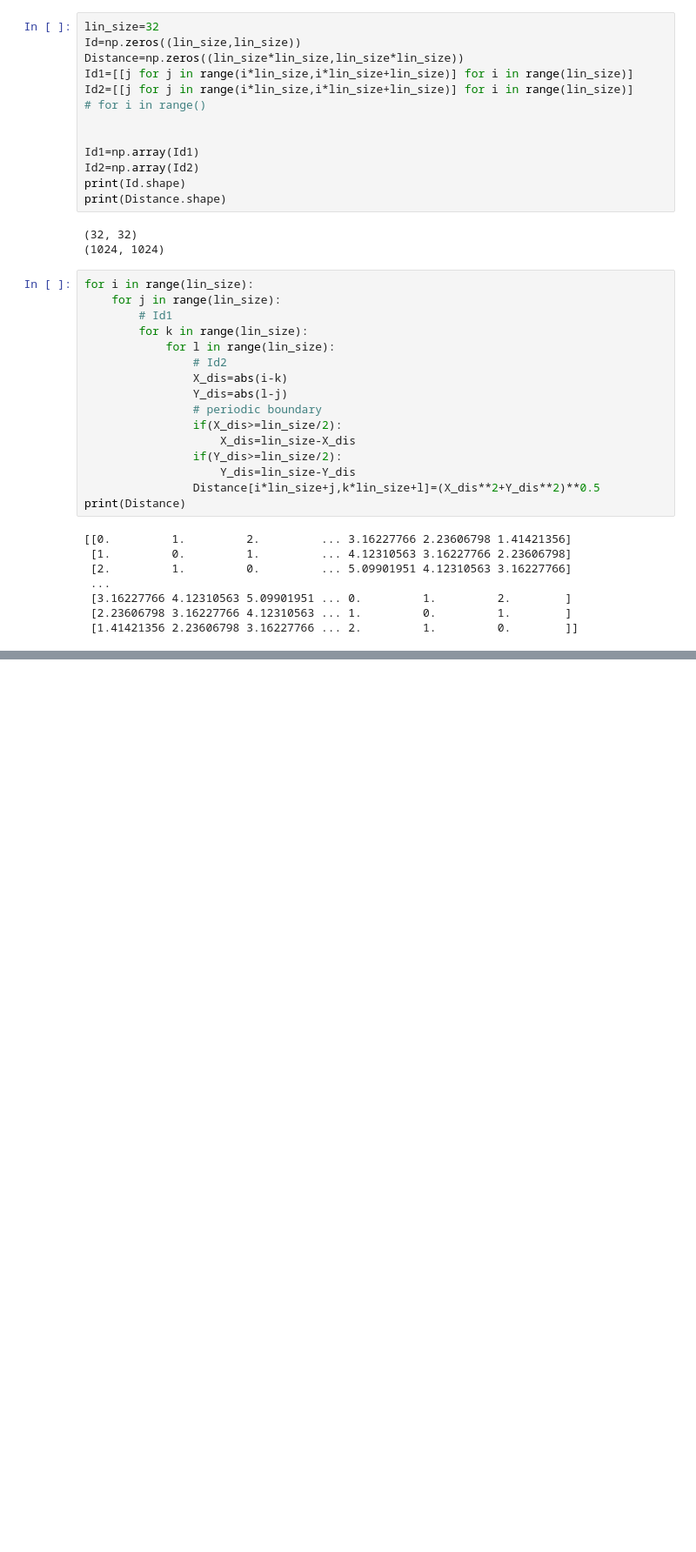
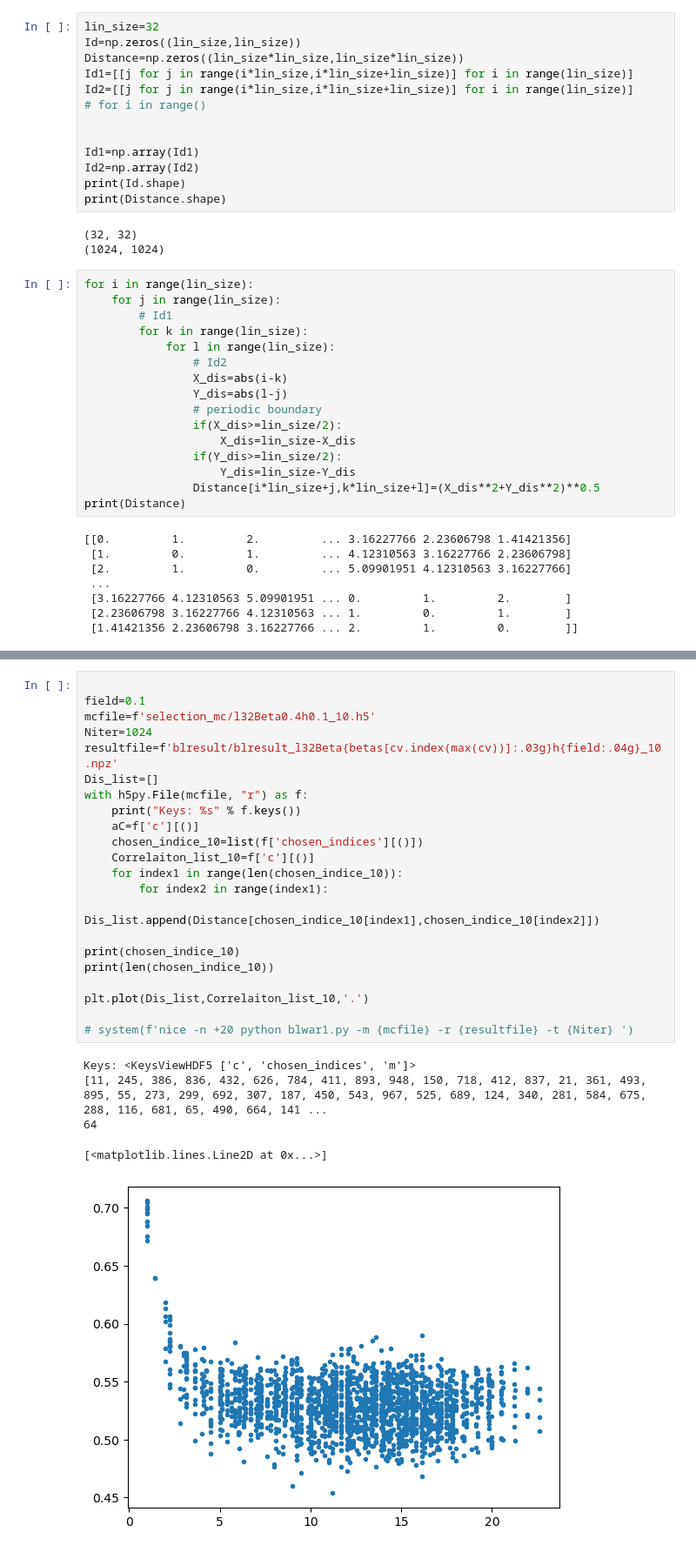
Before and after one commit to chnchg/sglass, a Jupyter notebook: src/Distance_correlation.ipynb, the cells around one changed output, grey strips where cells are left out. Shown at 87% size. Drawn from its saved outputs; the diff is of its cells as text; blank space fills up the shorter version.

```diff
--- a/src/Distance_correlation.ipynb
+++ b/src/Distance_correlation.ipynb
@@ -81,0 +265,28 @@ for i in range(18):
+# %%
+
+field=0.1
+mcfile=f'selection_mc/l32Beta0.4h0.1_10.h5'
+Niter=1024
+resultfile=f'blresult/blresult_l32Beta{betas[cv.index(max(cv))]:.03g}h{field:.04g}_10.npz'
+Dis_list=[]
+with h5py.File(mcfile, "r") as f:
+    print("Keys: %s" % f.keys())
+    aC=f['c'][()]
+    chosen_indice_10=list(f['chosen_indices'][()])
+    Correlaiton_list_10=f['c'][()]
+    for index1 in range(len(chosen_indice_10)):
+        for index2 in range(index1):
+            Dis_list.append(Distance[chosen_indice_10[index1],chosen_indice_10[index2]])
+
+print(chosen_indice_10)
+print(len(chosen_indice_10))
+
+plt.plot(Dis_list,Correlaiton_list_10,'.')
+
+# system(f'nice -n +20 python blwar1.py -m {mcfile} -r {resultfile} -t {Niter} ')
+# %% [output]
+Keys: <KeysViewHDF5 ['c', 'chosen_indices', 'm']>
+[11, 245, 386, 836, 432, 626, 784, 411, 893, 948, 150, 718, 412, 837, 21, 361, 493, 895, 55, 273, 299, 692, 307, 187, 450, 543, 967, 525, 689, 124, 340, 281, 584, 675, 288, 116, 681, 65, 490, 664, 141 ...
+64
+[<matplotlib.lines.Line2D at 0x...>]
+[figure, added]
```
Also changed, not shown: parts of 27 cells of this notebook, 3 other files.
